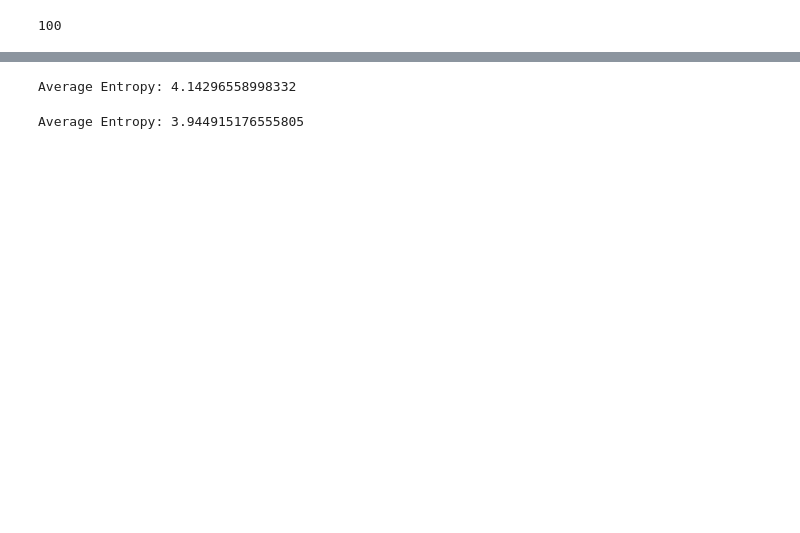
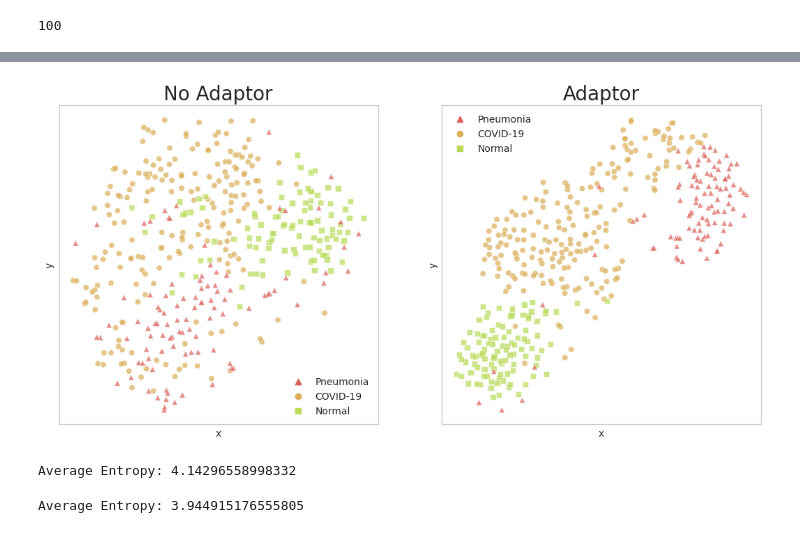
Before and after one commit to holajoa/Adaptor-VL-SSL, a Jupyter notebook: get_embeddings.ipynb, the cells around one changed output, grey strips where cells are left out. Cells and saved outputs as stored; diff of their text form; code cells hidden in the pictures; blank space fills up the shorter version.

```diff
--- a/get_embeddings.ipynb
+++ b/get_embeddings.ipynb
@@ -46,6 +47,13 @@ data_module.setup(stage="test")
 
 test_dataset = data_module.datasets['test']#.shuffle(seed=42)
 loader = torch.utils.data.DataLoader(test_dataset, batch_size=data_module.batch_size, num_workers=1, collate_fn=clf_collator)
+# %%
+import os
+task = "clf"
+
+models_dir = f"/vol/bitbucket/jq619/adaptor-thesis/trained_models/{task}/{vision_model}_{text_model}_{dataset}_1.0/adaptor_finetune_v3_covidx/"
+ckpt_dir = os.path.join(models_dir, os.listdir(models_dir)[0], "checkpoints")
+model_ckpt = os.path.join(ckpt_dir, os.listdir(ckpt_dir)[0])
 # %%
 adaptor_ckpt = get_newest_ckpt(
     vision_model, text_model, postfix="v3",
@@ -228,0 +194,12 @@ sns.scatterplot(
+# %%
+# Combine results into a DataFrame
+tsne_df = pd.DataFrame({
+    'x': tsne_results[:, 0],
+    'y': tsne_results[:, 1],
+    'x_raw': raw_tsne_results[:, 0],
+    'y_raw': raw_tsne_results[:, 1],
+    'labels': np.vectorize({0: 'Normal', 1: 'Pneumonia', 2: 'COVID-19'}.get)(labels.flatten())
+})
+
+# Check if the DataFrame was created successfully
+print(tsne_df.head())
@@ -229,3 +213,58 @@ sns.scatterplot(
+# %%
+plt.style.use('seaborn-whitegrid')
+
+markers = ["o", "s", "^"]  # Circle for Pneumonia, Square for COVID-19, and Triangle for Normal
+
+fig, ax = plt.subplots(ncols=2, nrows=1, figsize=(13, 6))
+
+ax[0].set_xlabel("x")
+ax[0].set_ylabel("y")
+ax[0].set_title("No Adaptor", fontsize=20)
+ax[0].set_xticks([])
+ax[0].set_yticks([])
+
+ax[1].set_xlabel("x")
+ax[1].set_ylabel("y")
+ax[1].set_title("Adaptor", fontsize=20)
+ax[1].set_xticks([])
+ax[1].set_yticks([])
+
+sns.scatterplot(
+    x="x_raw", y="y_raw",
+    hue="labels",
+    hue_order=["Pneumonia", "COVID-19", "Normal"],
+    palette=sns.color_palette("hls", 10),
+    data=tsne_df,
+    legend="full",
+    alpha=0.7,
+    ax=ax[0],
+    style="labels",  # Add this line
+    markers=markers  # And this line
+)
+
+sns.scatterplot(
+    x="x", y="y",
+    hue="labels",
+    hue_order=["Pneumonia", "COVID-19", "Normal"],
+    palette=sns.color_palette("hls", 10),
+    data=tsne_df,
+    legend="full",
+    alpha=0.7,
+    ax=ax[1],
+    style="labels",  # Add this line
+    markers=markers  # And this line
+)
+
+
+ax[0].legend().set_label("")
+ax[1].legend().set_label("")
+
+ax[0].set_aspect(1.0/ax[0].get_data_ratio(), 'box')
+ax[1].set_aspect(1.0/ax[1].get_data_ratio(), 'box')
+
+plt.savefig("figs/embeddings_tsne.png", dpi=300, facecolor='white', bbox_inches='tight')
+# %% [output]
+[figure, added]
 # %%
 import numpy as np
 from scipy.stats import entropy
```
Also changed, not shown: parts of 5 cells of this notebook, 14 other files.
